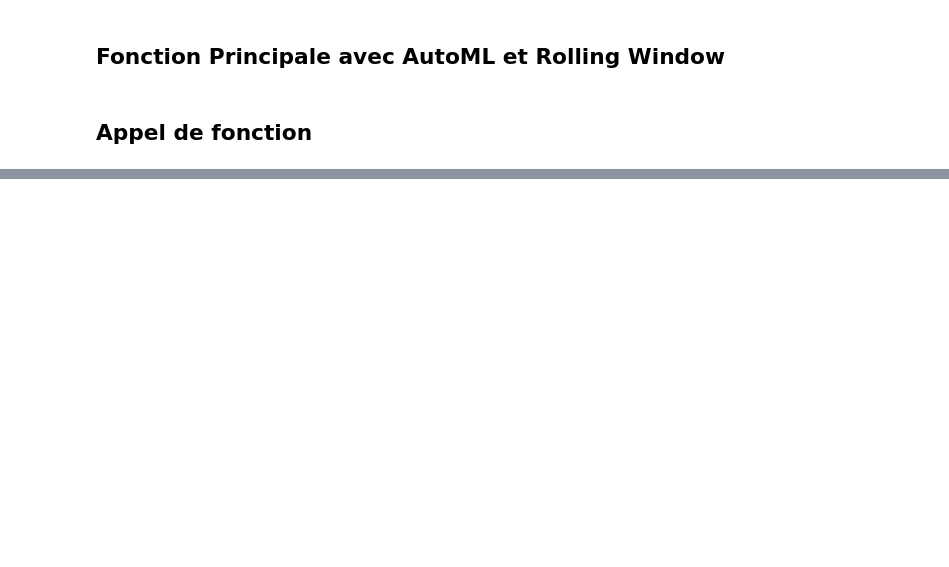
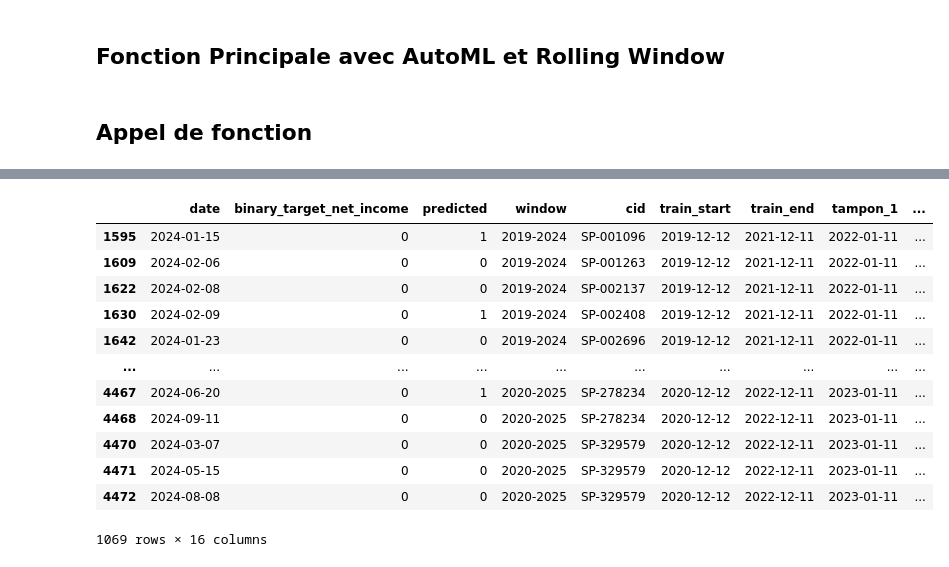
Before and after one commit to DominicPrenovost/AutoML-Practice, a Jupyter notebook: Code_Clean_Dominic.ipynb, the cells around one changed output, grey strips where cells are left out. Cells and saved outputs as stored; diff of their text form; code cells hidden in the pictures; blank space fills up the shorter version.

```diff
--- a/Code_Clean_Dominic.ipynb
+++ b/Code_Clean_Dominic.ipynb
@@ -326,0 +541,25 @@ test_returns
+# %%
+merged_df.dropna(inplace=True)
+
+result_1 = []
+
+# Grouper par année
+for year, group in merged_df.groupby('year'):
+    # Sélectionner les actions longues et courtes selon les seuils
+    selected = group[(group['predicted'] > 0.6) | (group['predicted'] < 0.4)]
+
+    if len(selected) > 0:
+        # Attribuer des poids égaux à chaque action sélectionnée
+        selected['weight'] = 1 / len(selected)
+
+        # Calculer le rendement pondéré du portefeuille
+        weighted_return = (selected['weight'] * selected['return_1q']).sum()
+
+        # Ajouter le résultat à la liste
+        result_1.append({'year': year, 'weighted_return': weighted_return})
+    else:
+        # Si aucune action ne respecte les seuils, le rendement est NaN
+        result_1.append({'year': year, 'weighted_return': float('nan')})
+
+# Convertir les résultats en DataFrame
+result_df1 = pd.DataFrame(result_1)
@@ -326,0 +573,16 @@ test_returns
+# %%
+selected
+# %% [output]
+|  | date | binary_target_net_income | predicted | window | cid | train_start | train_end | tampon_1 | ... |
+| 1595 | 2024-01-15 | 0 | 1 | 2019-2024 | SP-001096 | 2019-12-12 | 2021-12-11 | 2022-01-11 | ... |
+| 1609 | 2024-02-06 | 0 | 0 | 2019-2024 | SP-001263 | 2019-12-12 | 2021-12-11 | 2022-01-11 | ... |
+| 1622 | 2024-02-08 | 0 | 0 | 2019-2024 | SP-002137 | 2019-12-12 | 2021-12-11 | 2022-01-11 | ... |
+| 1630 | 2024-02-09 | 0 | 1 | 2019-2024 | SP-002408 | 2019-12-12 | 2021-12-11 | 2022-01-11 | ... |
+| 1642 | 2024-01-23 | 0 | 0 | 2019-2024 | SP-002696 | 2019-12-12 | 2021-12-11 | 2022-01-11 | ... |
+| ... | ... | ... | ... | ... | ... | ... | ... | ... | ... |
+| 4467 | 2024-06-20 | 0 | 1 | 2020-2025 | SP-278234 | 2020-12-12 | 2022-12-11 | 2023-01-11 | ... |
+| 4468 | 2024-09-11 | 0 | 0 | 2020-2025 | SP-278234 | 2020-12-12 | 2022-12-11 | 2023-01-11 | ... |
+| 4470 | 2024-03-07 | 0 | 0 | 2020-2025 | SP-329579 | 2020-12-12 | 2022-12-11 | 2023-01-11 | ... |
+| 4471 | 2024-05-15 | 0 | 0 | 2020-2025 | SP-329579 | 2020-12-12 | 2022-12-11 | 2023-01-11 | ... |
+| 4472 | 2024-08-08 | 0 | 0 | 2020-2025 | SP-329579 | 2020-12-12 | 2022-12-11 | 2023-01-11 | ... |
+1069 rows × 16 columns
```
Also changed, not shown: parts of 24 cells of this notebook, 3 other files.
